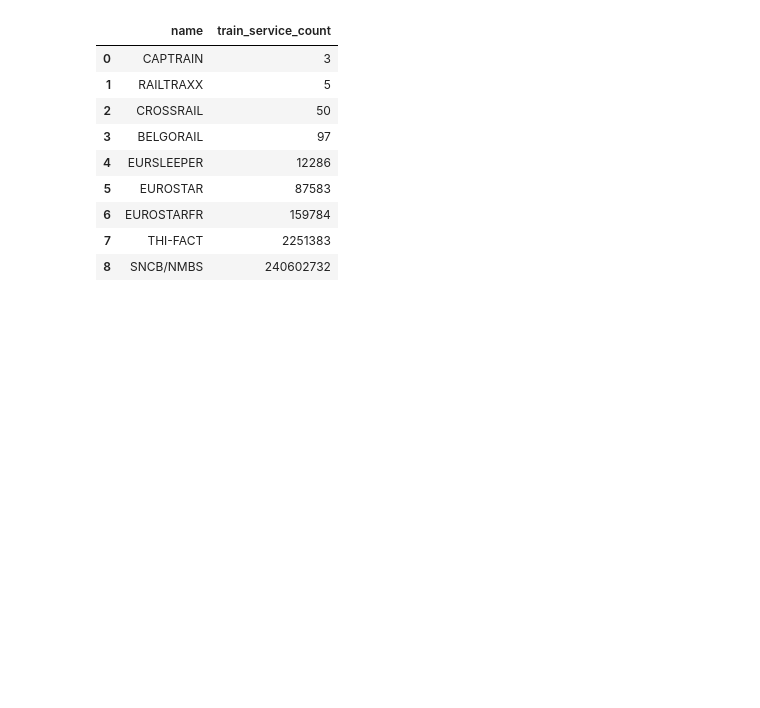
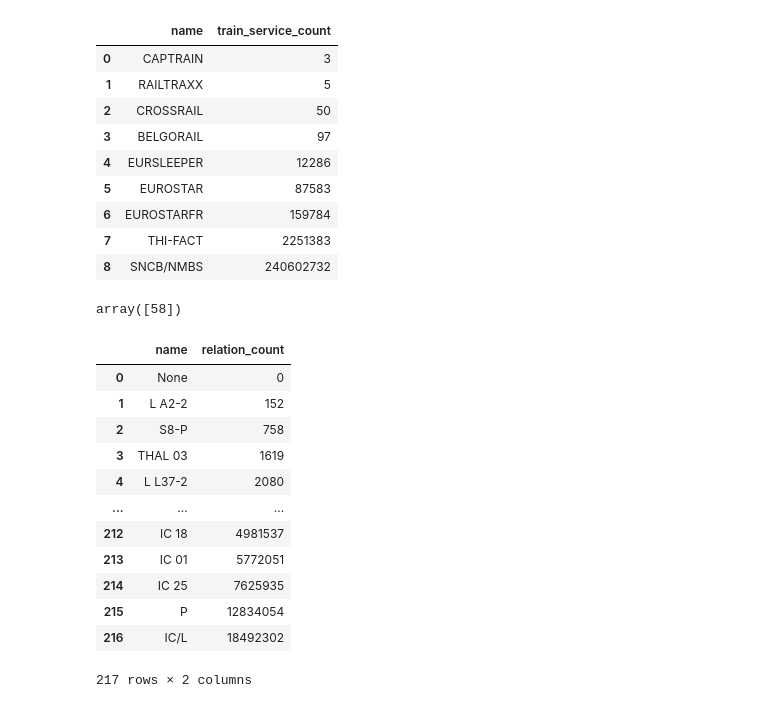
Before and after one commit to LeiY769/DataProject, a Jupyter notebook: eda.ipynb, the cells around one changed output. Drawn from its saved outputs; the diff is of its cells as text; code cells hidden in the pictures; blank space fills up the shorter version.

```diff
--- a/eda.ipynb
+++ b/eda.ipynb
@@ -301,3 +301,45 @@ except Exception as e:
 | 6 | EUROSTARFR | 159784 |
 | 7 | THI-FACT | 2251383 |
 | 8 | SNCB/NMBS | 240602732 |
+# %%
+query = """
+    SELECT * from train_data WHERE train_service = 5;
+"""
+
+try :
+    df = pd.read_sql(sqla.text(query), connection)
+    display(df["relation"].unique())
+except Exception as e:
+    print(e)
+    connection.rollback()
+# %% [output]
+array([58])
+# %%
+query = """
+    SELECT RELATION.name, COUNT(train_data.relation) AS Relation_count
+    FROM train_data
+    LEFT JOIN RELATION ON train_data.relation = RELATION.id
+    GROUP BY RELATION.name
+    ORDER BY Relation_count ASC;
+"""
+
+try :
+    df = pd.read_sql(sqla.text(query), connection)
+    display(df)
+except Exception as e:
+    print(e)
+    connection.rollback()
+# %% [output]
+|  | name | relation_count |
+| 0 | None | 0 |
+| 1 | L A2-2 | 152 |
+| 2 | S8-P | 758 |
+| 3 | THAL 03 | 1619 |
+| 4 | L L37-2 | 2080 |
+| ... | ... | ... |
+| 212 | IC 18 | 4981537 |
+| 213 | IC 01 | 5772051 |
+| 214 | IC 25 | 7625935 |
+| 215 | P | 12834054 |
+| 216 | IC/L | 18492302 |
+217 rows × 2 columns
```
Also changed, not shown: parts of 17 cells of this notebook, 8 other files.
